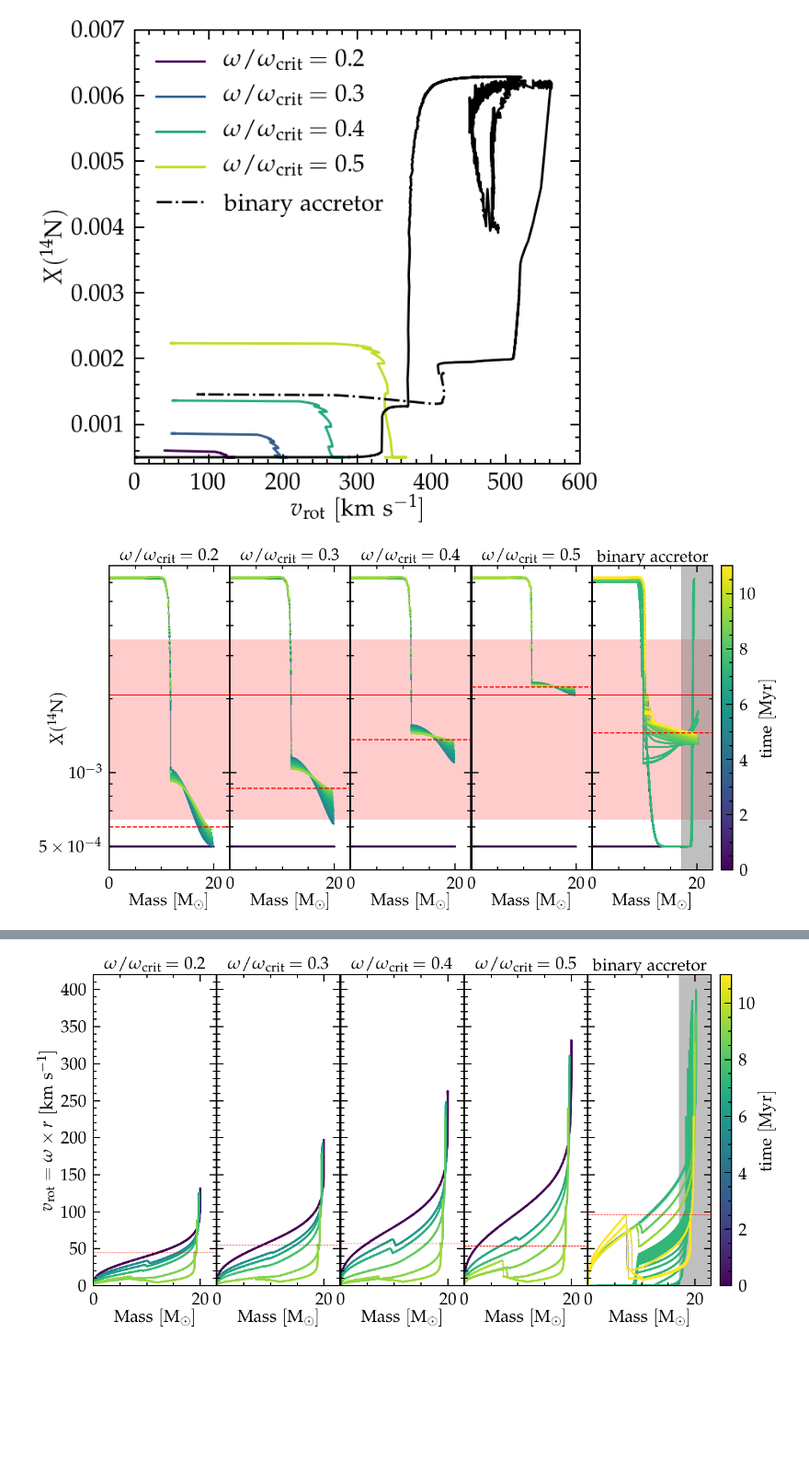
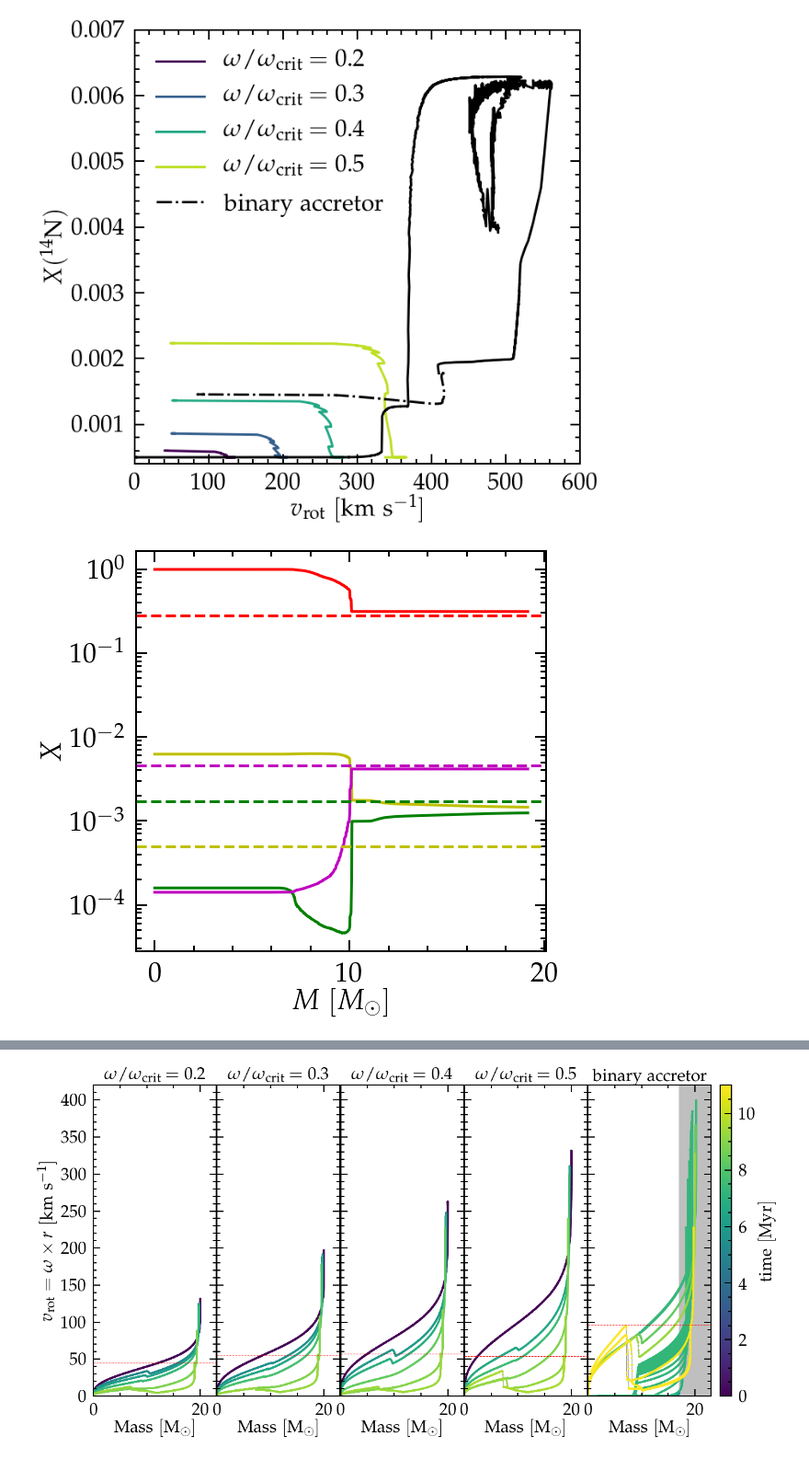
Before and after one commit to mathren/zeta_oph, a Jupyter notebook: notebooks/mixing_and_AM.ipynb, the cells around one changed output, grey strips where cells are left out. Shown at 92% size. Drawn from its saved outputs; the diff is of its cells as text; code cells hidden in the pictures; blank space fills up the shorter version.

```diff
--- a/notebooks/mixing_and_AM.ipynb
+++ b/notebooks/mixing_and_AM.ipynb
@@ -169,7 +135,8 @@ folders = [
     "/mnt/home/mrenzo/RUNS/zeta_ophiuchi/single_star/Z0.01/20/rot_0.3_crit/LOGS/",
     "/mnt/home/mrenzo/RUNS/zeta_ophiuchi/single_star/Z0.01/20/rot_0.4_crit/LOGS/",
     "/mnt/home/mrenzo/RUNS/zeta_ophiuchi/single_star/Z0.01/20/rot_0.5_crit/LOGS/",
-    "/mnt/home/mrenzo/RUNS/zeta_ophiuchi/M1_25_M2_17_P100_Z0.01/re-run_exponential/binary_to_postRLOF/LOGS2/"]
+    "/mnt/home/mrenzo/RUNS/zeta_ophiuchi/M1_25_M2_17_P100_Z0.01/re-run_exponential/binary_to_postRLOF/LOGS2/"]  # best model
+    # "/mnt/home/mrenzo/RUNS/zeta_ophiuchi/M1_25_M2_17_P100_Z0.01/res_tests/space_res/binary_to_postRLOF/LOGS2/"] # rest test
 
 
 for folder in folders:
@@ -180,6 +147,7 @@ for folder in folders:
         profiles = profiles[::5]+[profiles[-1]]
         profiles = profiles[1:] # the first profile is during the initial relaxation, skip it
         # plot initial uniform composition at ZAMS
+        c12zams, n14zams, o16zams = get_ZAMS_abundances(folder+'history.data')
         ax.scatter(np.linspace(0, 20, 1500), [n14zams]*1500, s=5, c=[0]*1500, zorder=0, vmin=0, vmax=11, rasterized=True)
     if "binary" in folder:
         title = "$\mathrm{binary\ accretor}$"
@@ -187,6 +155,7 @@ for folder in folders:
         profiles = sorted(glob.glob(folder+"/p*data")+glob.glob(folder+'../../accretor_to_TAMS/LOGS/p*.data'), key=get_age_from_profile)
         profiles = profiles[1:] # the first profile is during the initial relaxation, skip it
         # plot initial uniform composition at ZAMS
+        c12zams, n14zams, o16zams = get_ZAMS_abundances(folder+'history.data')
         ax.scatter(np.linspace(0, 17, 1500), [n14zams]*1500, s=5, c=[0]*1500, zorder=0, vmin=0, vmax=11, rasterized=True)
         # profiles = profiles[::5]+[profiles[-1]]
     ax.set_title(title, fontsize=30)
@@ -198,9 +167,7 @@ for folder in folders:
         ax.plot(m, n, c='#808080', lw=1, zorder=0)
         p = ax.scatter(m,n, c=[age]*len(n), s=5, vmin=0, vmax=11, rasterized=True)
         if profile == profiles[-1]:
-            ax.axhline(n[0],0,1, ls='--', lw=2
-                       , c='r', zorder=100, rasterized=True)
-    c12zams, n14zams, o16zams = get_ZAMS_abundances(folder+'history.data')
+            ax.axhline(n[0],0,1, ls='--', lw=2, c='r', zorder=100, rasterized=True)
     n, err_n =  get_zeta_oph_surface_n(X=0.678010)
     ax.axhline(n, 0,1,c='r', lw=2)
     xmin, xmax = ax.get_xlim()
@@ -211,10 +178,46 @@ for folder in folders:
 fig.colorbar(p, cax=cax)
 cax.set_ylabel(r"$\mathrm{time \ [Myr]}$")
 ax5.axvspan(17, 23, alpha=0.5, color="#808080", zorder=0)
-plt.savefig("/mnt/home/mrenzo/Templates/zeta_oph/manuscript/figures/n14_struct_complete_zeta_ab.pdf", rasterized=True)
+# plt.savefig("/mnt/home/mrenzo/Templates/zeta_oph/manuscript/figures/n14_struct_complete_zeta_ab.pdf", rasterized=True)
 # plt.savefig("/mnt/home/mrenzo/TMP/n14_struct_complete.pdf")
-# %% [output]
-[figure, removed]
+# %%
+# final He profile
+fig = plt.figure()
+gs = gridspec.GridSpec(100, 100)
+ax = fig.add_subplot(gs[:, :])
+profile = sorted(glob.glob(folder+'../../accretor_to_TAMS/LOGS/p*.data'), key=get_age_from_profile)[-1]
+hfile = folder+'/history.data'
+src, col = getSrcCol(hfile)
+he_init = src[0, col.index("surface_he4")]
+c_init = src[0, col.index("surface_c12")]
+n_init = src[0, col.index("surface_n14")]
+o_init = src[0, col.index("surface_o16")]
+
+
+
+src, col = getSrcCol(profile)
+he = src[:, col.index("he4")]
+c = src[:, col.index("c12")]
+o = src[:, col.index("o16")]
+n = src[:, col.index("n14")]
+m = src[:, col.index("mass")]
+
+ax.plot(m, he, c='r')
+ax.plot(m, c, c='g')
+ax.plot(m, n, c='y')
+ax.plot(m, o, c='m')
+
+ax.set_xlabel(r"$M\ [M_\odot]$")
+ax.set_ylabel(r"$X$")
+
+ax.axhline(he_init, 0,1,c='r', ls='--')
+ax.axhline(c_init, 0,1,c='g', ls='--')
+ax.axhline(o_init, 0,1,c='m', ls='--')
+ax.axhline(n_init, 0,1,c='y', ls='--')
+# ax.set_ylim(0,1)
+ax.set_yscale('log')
+# %% [output]
+[figure, added]
 # %%
 # all rot rate and abundances
 fig = plt.figure(figsize=(20,10))
```
Also changed, not shown: parts of 2 cells of this notebook.
